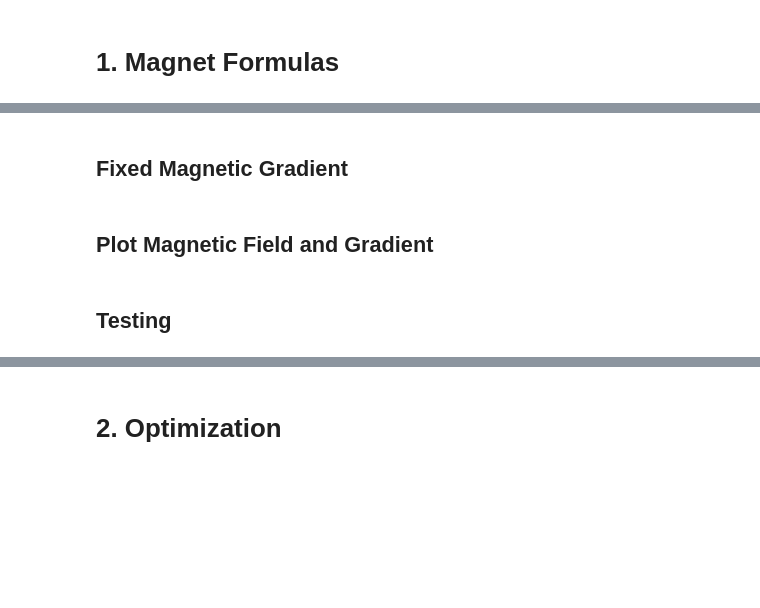
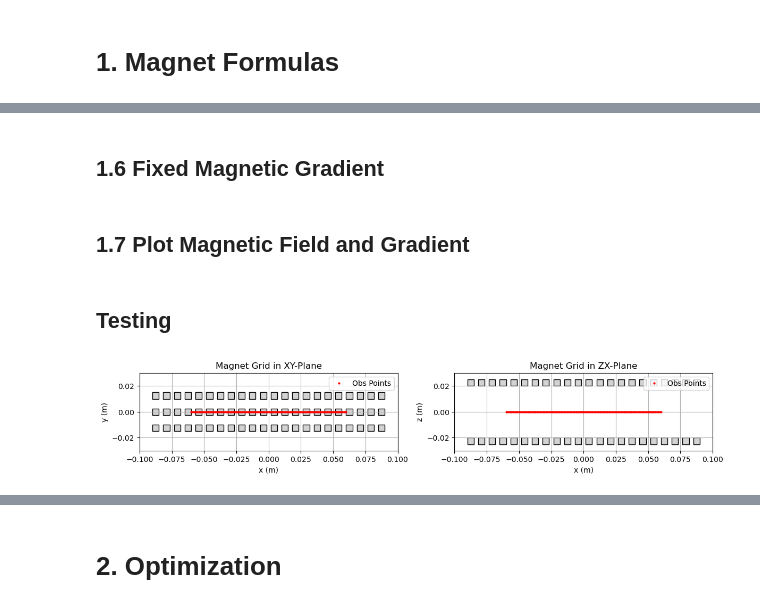
Before and after one commit to joostwijn/Rotating_Magnetic_Setup, a Jupyter notebook: 3. Magnets/Field_Shaping_Algorithm_JAX.ipynb, the cells around one changed output, grey strips where cells are left out. Drawn from its saved outputs; the diff is of its cells as text; code cells hidden in the pictures; blank space fills up the shorter version.

```diff
--- a/3. Magnets/Field_Shaping_Algorithm_JAX.ipynb
+++ b/3. Magnets/Field_Shaping_Algorithm_JAX.ipynb
@@ -589,5 +562,5 @@ def compute_derivative_adaptive():
 # %% [markdown]
-## Fixed Magnetic Gradient
+## 1.6 Fixed Magnetic Gradient
 # %%
 #------------------------------------------------------------------------------
 # 1. field_eval: Evaluates the magnetic field at observation points.
@@ -651,7 +625,7 @@ def compute_derivative_fixed(x_val, y_val, z_val, zl, h, mz):
         grad_z = jnp.diag(jac_z)
         return grad_x, grad_y, grad_z
 # %% [markdown]
-## Plot Magnetic Field and Gradient
+## 1.7 Plot Magnetic Field and Gradient
 # %%
 #------------------------------------------------------------------
 # plot_Bz plotes the magnetic field strength Bz at the observation points.
@@ -772,6 +746,42 @@ def plot_derivative(mode=None):
     plt.show()
 # %% [markdown]
 ## Testing
+# %%
+jax.clear_caches()  # Clears the JIT compilation cache, forcing functions to recompile every time dimensions are changed.
+#------------------------------------------------------------------
+# Dimensions and coordinates of the magnet grid, magnets and observation points.
+#------------------------------------------------------------------
+A_TOTAL = 180e-3    # Grid width (x-dimension)
+A_ONE   = 5e-3   # Magnet width (x-dimension)
+N_X     = 22     # Number of magnets in x-direction
+B_TOTAL = 30e-3    # Grid depth (y-dimension)
+B_ONE   = 5e-3     # Magnet depth (y-dimension)
+N_Y     = 3       # Number of magnets in y-direction
+H       = 5e-3     # Magnet height (z-dimension)
+MZ      = 1.29     # Magnetization along z
+
+# Vertical offsets for each magnet column (using same offset for all)
+ZL = jnp.full(N_X, 20e-3) # jnp.array([20e-3, 20e-3, 20e-3, 20e-3, 20e-3, 20e-3, 20e-3, 20e-3, 20e-3, 20e-3]); jnp.full(N_X, 20e-3)
+# jnp.array([16e-3, 18e-3, 20e-3, 20e-3, 20e-3, 20e-3, 20e-3, 20e-3, 20e-3, 20e-3, 20e-3, 20e-3, 20e-3, 20e-3, 20e-3, 20e-3, 18e-3, 16e-3])
+
+
+# Observation points (only one coordinate can be an array; the others must be scalars)
+X_VAL = jnp.arange(-60e-3, 61e-3, 1e-3)  # jnp.arange(-40e-3, 41e-3, 1e-3)
+Y_VAL = 0.0  # jnp.arange(-9e-3, 10e-3, 1e-3)
+Z_VAL = 0.0  # jnp.arange(-19e-3, 20e-3, 1e-3)
+
+# Precompute Legendre nodes/weights only for the fixed order.
+NODES_DICT, WEIGHTS_DICT = fixed_precompute_leggauss([FIXED_ORDER])
+NODES = NODES_DICT[FIXED_ORDER]
+WEIGHTS = WEIGHTS_DICT[FIXED_ORDER]
+
+# Precompute integration parameters using the observation values and grid settings.
+X_MINS, X_MAXS, Y_MINS, Y_MAXS, x_flat, y_flat, z_flat = fixed_setup_integration(X_VAL, Y_VAL, Z_VAL, A_TOTAL, A_ONE, B_TOTAL, B_ONE)
+
+# Plot the magnetic grid and view the observation points.
+plot_magnet_grid(A_TOTAL, A_ONE, N_X, B_TOTAL, B_ONE, N_Y, H, ZL, X_VAL, Y_VAL, Z_VAL)
+# %% [output]
+[figure, added]
 # %%
 # Warm-up: call the adaptive function once to trigger JAX compilation.
 _ = adaptive_run_field_calculation_jax()
```
Also changed, not shown: parts of 28 cells of this notebook.
